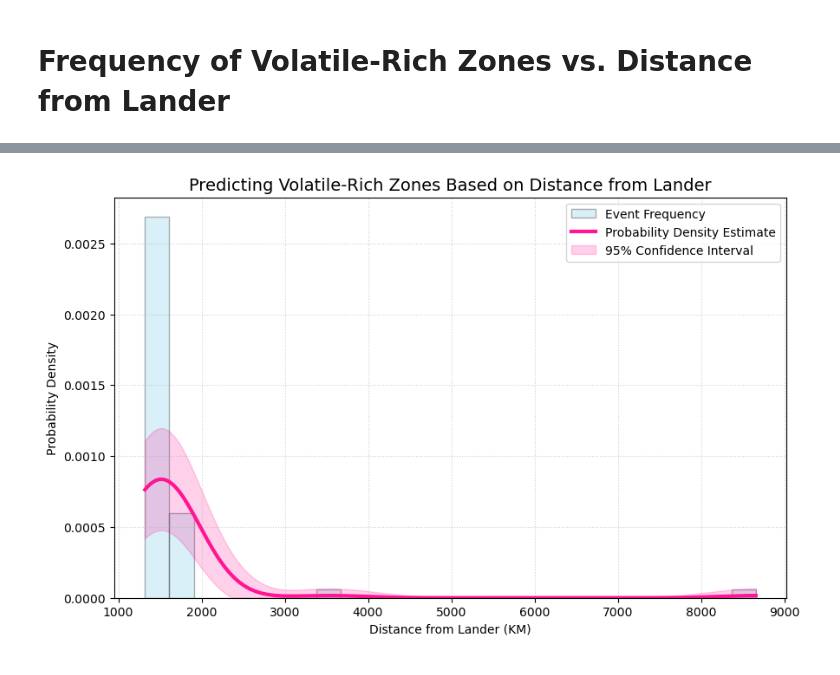
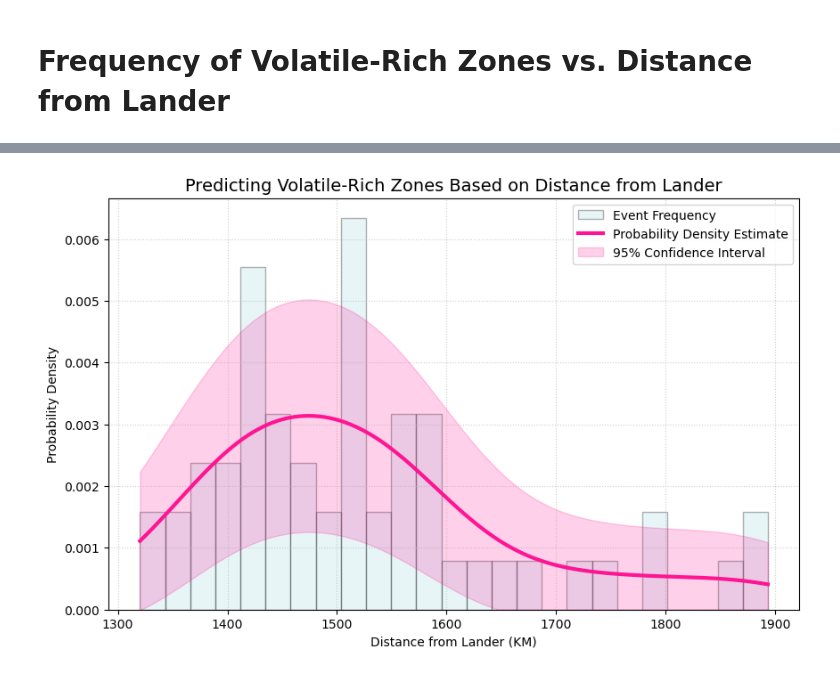
Before and after one commit to GPGN268/SP2026-FP08-Insight-Mission, a Jupyter notebook: notebooks/freq_distance_2nd.ipynb, the cells around one changed output, grey strips where cells are left out. Cells and saved outputs as stored; diff of their text form; code cells hidden in the pictures.

Commit message:
annotated code and took out outliers

```diff
--- a/notebooks/freq_distance_2nd.ipynb
+++ b/notebooks/freq_distance_2nd.ipynb
@@ -7,22 +8,29 @@ import pandas as pd
 import matplotlib.pyplot as plt
 from scipy.stats import gaussian_kde
 # %%
-def load_final_marsquakes_df(filename):
+# create a function to read file
+def load_final_marsquakes_df(filename): #take filename as only input
 
+    # these are the column names used in the file
     cols = ['Event_ID', 'Distance_Degrees', 'Distance_KM', 't0', 'tp', 'ts', 'Vp_Vs_Ratio']
 
-
+    # dataframe from csv (access by filename, column names separated by ',', skip the first row (column names) to skip to the data)
     df = pd.read_csv(filename, sep=',', names=cols, on_bad_lines='skip', skiprows= 1)
 
+    # give the data frame (column names and data sorted into rows)
     return df
 
+# use file path to access the csv (go backwards, then to data, then to specific file)
+df_a = load_final_marsquakes_df('../data/final_marsquakes_data_frame.csv')
+# create a new dataframe for potential volatile zones from just the Vp/Vs ratios between 1.8 and 2.1 - these are what we determined to be abnormalities compared to dry rock (see other notebooks for more explaination)
+volatile_zone = df_a[(df_a['Vp_Vs_Ratio'] >= 1.80) & (df_a['Vp_Vs_Ratio'] <= 2.10)].copy() #copy makes a new dataframe instead of changing the old one
+volatile_zone= volatile_zone[(volatile_zone['Distance_KM']<=3000)] #get rid of outliers - we could see from using all the distances that most of the data was less than 3000 km, with 2-3 outliers
+# removing outliers gives us a more detailed look at where probabilites are highest because we get to zoom in on the "important" part of the plot
 
-df_a = load_final_marsquakes_df('../data/final_marsquakes_data_frame.csv')
-volatile_zone = df_a[(df_a['Vp_Vs_Ratio'] >= 1.80) & (df_a['Vp_Vs_Ratio'] <= 2.10)].copy()
-
-# depth is ~12% of the surface distance
+# depth is ~12% of the surface distance, didn't end up using this, but you would if you wanted a plot for most probable depths to find volatile-rich zones
 volatile_zone['Est_Depth_KM'] = volatile_zone['Distance_KM'] * 0.12
 
+# let's see the first 10 rows!
 volatile_zone.head(10)
 # %% [output]
 |  | Event_ID | Distance_Degrees | Distance_KM | t0 | tp | ts | Vp_Vs_Ratio | Est_Depth_KM |
@@ -39,35 +47,46 @@ volatile_zone.head(10)
 # %%
-dist = volatile_zone['Distance_KM'].values
-n = len(dist)
-color = 'deeppink'
 
-fig, ax1 = plt.subplots(figsize=(10, 6))
+dist = volatile_zone['Distance_KM'].values # creates a vector containing all the distance values
+n = len(dist) # n is the number of observations we have
+color = 'deeppink' # hello women in stem!
 
-n_hist, bins, patches = ax1.hist(dist, bins=25, density=True, color='skyblue',
+fig, ax1 = plt.subplots(figsize=(10, 6)) # basic setup of the plot
+
+# create the histogram using 25 bins to separate the distances into
+# density= true makes the area under the curve 1, which means the area of each bar represents the probability that a data point falls within the bin's range of distances (basically makes the y-axis probability density)
+# rest of the command is just visuals (colors, lines, making things pretty!)
+n_hist, bins, patches = ax1.hist(dist, bins=25, density=True, color='powderblue',
                                  edgecolor='black', alpha=0.3, label='Event Frequency')
 
-kde = gaussian_kde(dist)
-dist_range = np.linspace(min(dist), max(dist), 500)
-trend_density = kde(dist_range)
+# the trendline
+kde = gaussian_kde(dist) #kde is kernel density estimation from the scipy library. this one uses gaussian quadrature/ lets the data determine the shape instead of assuming a specific shape
+dist_range = np.linspace(min(dist), max(dist), 500) # create a linearly spaced vector with 500 entries from the min to max values
+trend_density = kde(dist_range) # heres the trendline!
 
-z_score = 1.96
-bandwidth = kde.factor * np.std(dist) # Scipy's internal smoothing factor
-std_err = np.sqrt(trend_density / (n * bandwidth))
-ci = z_score * std_err
+# confidence interval
+z_score = 1.96 # the z-score for 2 standard deviations from the mean (ie a 95% CI)
+bandwidth = kde.factor * np.std(dist) # scipy's internal smoothing factor
+std_err = np.sqrt(trend_density / (n * bandwidth)) # calculate the standard error at every point from the basic formula
+ci = z_score * std_err # confidence interval (this will be +/- the trend density everywhere)
+# the way we did this means theres a 95% confidence interval for every point
 
+# plotting the trendline
 ax1.plot(dist_range, trend_density, color=color, linewidth=3, label='Probability Density Estimate')
 
+# fill in the confidence interval
 ax1.fill_between(dist_range,
-                 np.maximum(0, trend_density - ci),
+                 np.maximum(0, trend_density - ci), # heres the part where its CI +/- trend density
                  trend_density + ci,
                  color=color, alpha=0.2, label='95% Confidence Interval')
+# we are 95% confident that the true distribution of volatile-rich zones lies within the shaded pink region, assuming the data represents a random sampling of marsquakes.
 
+# the final visual details
 ax1.set_title('Predicting Volatile-Rich Zones Based on Distance from Lander', fontsize=14)
 ax1.set_xlabel('Distance from Lander (KM)')
 ax1.set_ylabel('Probability Density')
 ax1.grid(ls='dotted', alpha=0.6)
 ax1.legend()
 
 plt.show()
 # %% [output]
-[figure, old version]
+[figure, new version]
```
Also changed, not shown: parts of 2 cells of this notebook.
